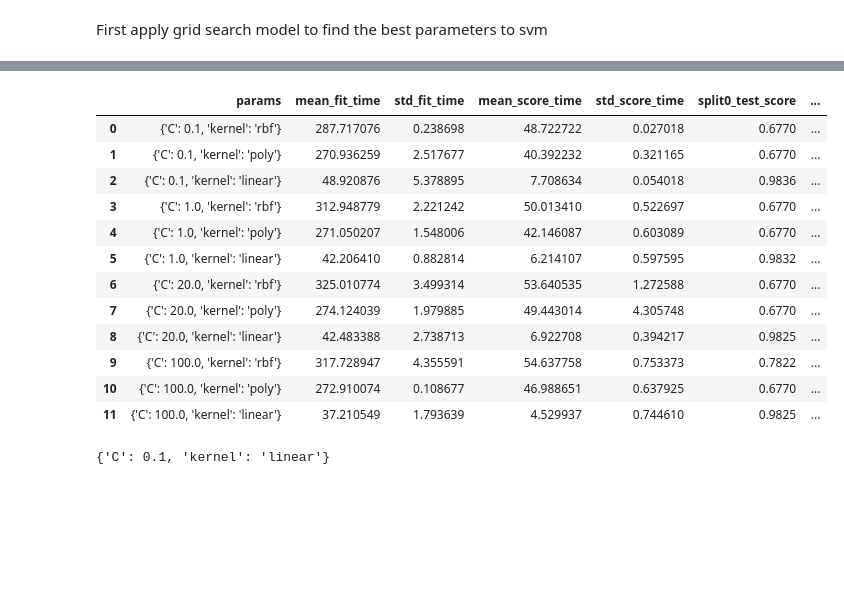
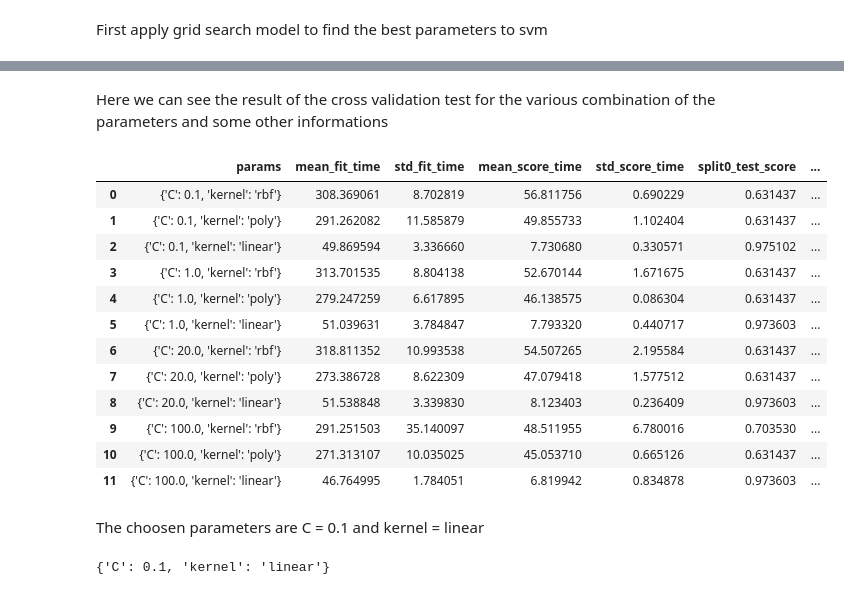
Before and after one commit to giordanoDaloisio/Data-Analysis-project, a Jupyter notebook: Project.ipynb, the cells around one changed output, grey strips where cells are left out. Saved outputs shown, nothing was run; the diff lists cells and outputs as text; code cells hidden in the pictures; blank space fills up the shorter version.

Commit message:
added analysis on pca data

```diff
--- a/Project.ipynb
+++ b/Project.ipynb
@@ -185,3 +258,5 @@ index = random.randint(0, len(x_train))
+# %%
+index = random_index(x_train)
 # %%
 %time grid_search.fit(x_train[index], y_train[index])
 # %% [output]
@@ -195,22 +270,26 @@ GridSearchCV(cache_cv=True, cv=2, error_score='raise',
        iid=True, n_jobs=-1,
        param_grid={'C': [0.1, 1.0, 20.0, 100.0], 'kernel': ['rbf', 'poly', 'linear']},
        refit=True, return_train_score='warn', scheduler=None, scoring=None)
+# %% [markdown]
+Here we can see the result of the cross validation test for the various combination of the parameters and some other informations
 # %%
-pd.DataFrame(grid_search2.cv_results_)
+pd.DataFrame(grid_search.cv_results_)
 # %% [output]
 |  | params | mean_fit_time | std_fit_time | mean_score_time | std_score_time | split0_test_score | ... |
-| 0 | {'C': 0.1, 'kernel': 'rbf'} | 287.717076 | 0.238698 | 48.722722 | 0.027018 | 0.6770 | ... |
-| 1 | {'C': 0.1, 'kernel': 'poly'} | 270.936259 | 2.517677 | 40.392232 | 0.321165 | 0.6770 | ... |
-| 2 | {'C': 0.1, 'kernel': 'linear'} | 48.920876 | 5.378895 | 7.708634 | 0.054018 | 0.9836 | ... |
-| 3 | {'C': 1.0, 'kernel': 'rbf'} | 312.948779 | 2.221242 | 50.013410 | 0.522697 | 0.6770 | ... |
-| 4 | {'C': 1.0, 'kernel': 'poly'} | 271.050207 | 1.548006 | 42.146087 | 0.603089 | 0.6770 | ... |
-| 5 | {'C': 1.0, 'kernel': 'linear'} | 42.206410 | 0.882814 | 6.214107 | 0.597595 | 0.9832 | ... |
-| 6 | {'C': 20.0, 'kernel': 'rbf'} | 325.010774 | 3.499314 | 53.640535 | 1.272588 | 0.6770 | ... |
-| 7 | {'C': 20.0, 'kernel': 'poly'} | 274.124039 | 1.979885 | 49.443014 | 4.305748 | 0.6770 | ... |
-| 8 | {'C': 20.0, 'kernel': 'linear'} | 42.483388 | 2.738713 | 6.922708 | 0.394217 | 0.9825 | ... |
-| 9 | {'C': 100.0, 'kernel': 'rbf'} | 317.728947 | 4.355591 | 54.637758 | 0.753373 | 0.7822 | ... |
-| 10 | {'C': 100.0, 'kernel': 'poly'} | 272.910074 | 0.108677 | 46.988651 | 0.637925 | 0.6770 | ... |
-| 11 | {'C': 100.0, 'kernel': 'linear'} | 37.210549 | 1.793639 | 4.529937 | 0.744610 | 0.9825 | ... |
+| 0 | {'C': 0.1, 'kernel': 'rbf'} | 308.369061 | 8.702819 | 56.811756 | 0.690229 | 0.631437 | ... |
+| 1 | {'C': 0.1, 'kernel': 'poly'} | 291.262082 | 11.585879 | 49.855733 | 1.102404 | 0.631437 | ... |
+| 2 | {'C': 0.1, 'kernel': 'linear'} | 49.869594 | 3.336660 | 7.730680 | 0.330571 | 0.975102 | ... |
+| 3 | {'C': 1.0, 'kernel': 'rbf'} | 313.701535 | 8.804138 | 52.670144 | 1.671675 | 0.631437 | ... |
+| 4 | {'C': 1.0, 'kernel': 'poly'} | 279.247259 | 6.617895 | 46.138575 | 0.086304 | 0.631437 | ... |
+| 5 | {'C': 1.0, 'kernel': 'linear'} | 51.039631 | 3.784847 | 7.793320 | 0.440717 | 0.973603 | ... |
+| 6 | {'C': 20.0, 'kernel': 'rbf'} | 318.811352 | 10.993538 | 54.507265 | 2.195584 | 0.631437 | ... |
+| 7 | {'C': 20.0, 'kernel': 'poly'} | 273.386728 | 8.622309 | 47.079418 | 1.577512 | 0.631437 | ... |
+| 8 | {'C': 20.0, 'kernel': 'linear'} | 51.538848 | 3.339830 | 8.123403 | 0.236409 | 0.973603 | ... |
+| 9 | {'C': 100.0, 'kernel': 'rbf'} | 291.251503 | 35.140097 | 48.511955 | 6.780016 | 0.703530 | ... |
+| 10 | {'C': 100.0, 'kernel': 'poly'} | 271.313107 | 10.035025 | 45.053710 | 0.665126 | 0.631437 | ... |
+| 11 | {'C': 100.0, 'kernel': 'linear'} | 46.764995 | 1.784051 | 6.819942 | 0.834878 | 0.973603 | ... |
+# %% [markdown]
+The choosen parameters are C = 0.1 and kernel = linear
 # %%
 grid_search.best_params_
 # %% [output]
```
Also changed, not shown: parts of 80 cells of this notebook, 1 other file.
